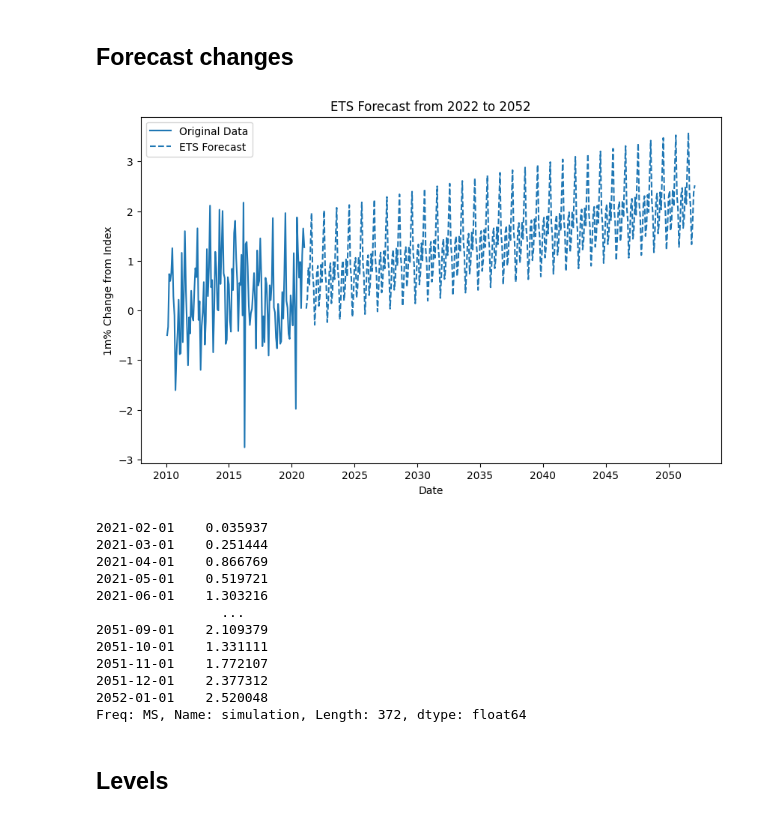
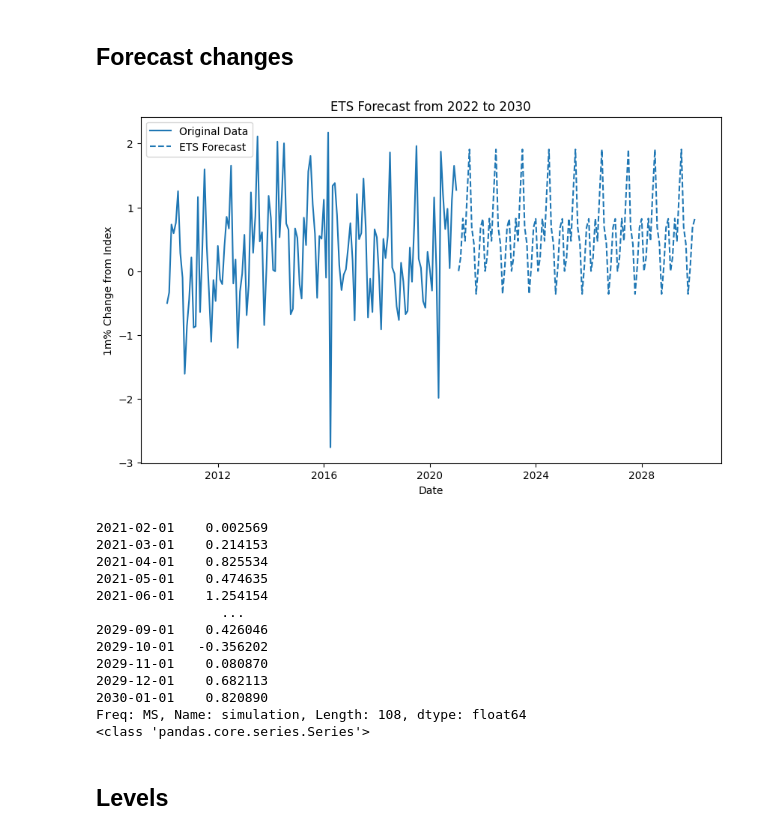
Before and after one commit to amyfthau/CFGSum23D1G4, a Jupyter notebook: Modelling.ipynb, the cells around one changed output. Drawn from its saved outputs; the diff is of its cells as text; code cells hidden in the pictures.

```diff
--- a/Modelling.ipynb
+++ b/Modelling.ipynb
@@ -742,41 +848,43 @@ Exponential Smoothing methods are suitable for capturing different patterns in t
 # %%
 # Choose the column to model
 column_name = 'AvgPriceUK_monthly_growth'
 data_series = data_df[column_name]
 
 # Fit the ETS model
-model = ETSModel(data_series, error='add', trend='add', seasonal='add', seasonal_periods=12)
-results = model.fit()
+ETS_model = ETSModel(data_series, error='add', trend=None, seasonal='add', seasonal_periods=12)
+ETS_results = ETS_model.fit()
 
 # Forecast future values
-forecast_steps = 372  # Number of steps to forecast (2022 to 2052)
-forecast_index = pd.date_range(start=data_series.index[-1] + pd.DateOffset(months=1), periods=forecast_steps, freq='M')
-forecast = results.forecast(steps=forecast_steps)
+forecast_steps = 108  # Number of steps to forecast (2022 to 2030)
+forecast_index = pd.date_range(start=data_series.index[-1] + pd.DateOffset(months=1), periods=forecast_steps, freq='MS')
+ETS_forecast = ETS_results.forecast(steps=forecast_steps)
 
 # Plot the original data and forecast
 plt.figure(figsize=(10, 6))
 plt.plot(data_series.index, data_series.values, label='Original Data')
-plt.plot(forecast_index, forecast, color='#1f77b4', linestyle='--', label='ETS Forecast')
+plt.plot(forecast_index, ETS_forecast, color='#1f77b4', linestyle='--', label='ETS Forecast')
 plt.xlabel('Date')
 plt.ylabel('1m% Change from Index')
-plt.title('ETS Forecast from 2022 to 2052')
+plt.title('ETS Forecast from 2022 to 2030')
 plt.legend()
 plt.show()
 
-print(forecast)
+print(ETS_forecast)
+print(type(ETS_forecast))
 # %% [output]
-[figure, old version]
+[figure, new version]
-2021-02-01    0.035937
-2021-03-01    0.251444
-2021-04-01    0.866769
-2021-05-01    0.519721
-2021-06-01    1.303216
+2021-02-01    0.002569
+2021-03-01    0.214153
+2021-04-01    0.825534
+2021-05-01    0.474635
+2021-06-01    1.254154
                 ...
-2051-09-01    2.109379
-2051-10-01    1.331111
-2051-11-01    1.772107
-2051-12-01    2.377312
-2052-01-01    2.520048
-Freq: MS, Name: simulation, Length: 372, dtype: float64
+2029-09-01    0.426046
+2029-10-01   -0.356202
+2029-11-01    0.080870
+2029-12-01    0.682113
+2030-01-01    0.820890
+Freq: MS, Name: simulation, Length: 108, dtype: float64
+<class 'pandas.core.series.Series'>
 # %% [markdown]
 ## Levels
```
Also changed, not shown: parts of 72 cells of this notebook.
